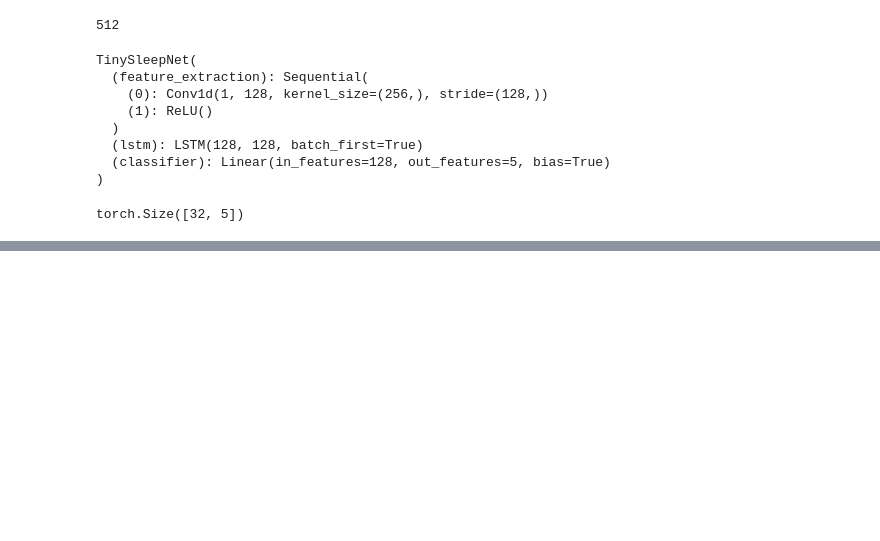
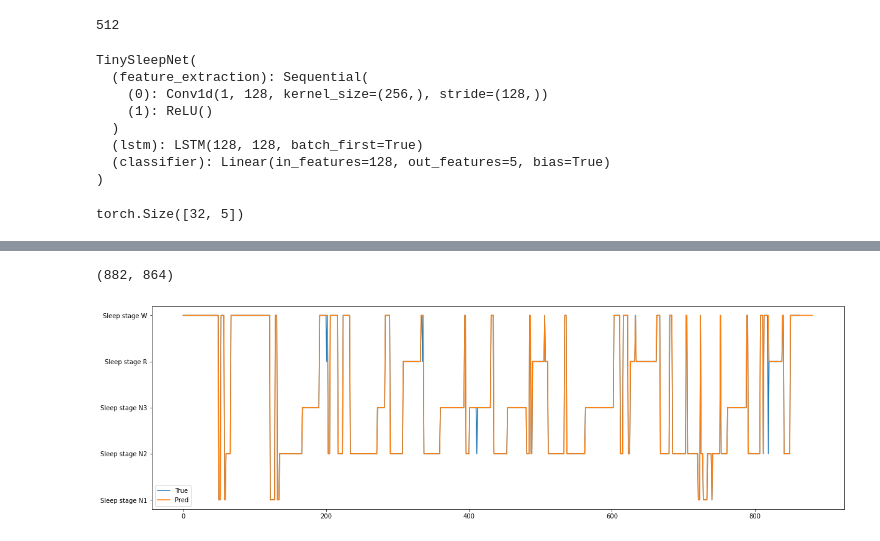
Before and after one commit to Jorgvt/SSD_IA3, a Jupyter notebook: Notebooks/Pruebas_Normalizacion_PTH.ipynb, the cells around one changed output, grey strips where cells are left out. Cells and saved outputs as stored; diff of their text form; code cells hidden in the pictures; blank space fills up the shorter version.

Commit message:
Añadido plot de labels al final por completitud.

```diff
--- a/Notebooks/Pruebas_Normalizacion_PTH.ipynb
+++ b/Notebooks/Pruebas_Normalizacion_PTH.ipynb
@@ -284,0 +285,13 @@ history_epoch.plot_history()
+# %%
+labels = [int(b.item()) for a, b in test]
+preds = []
+for X, Y in testloader:
+    X = X.to(device).float()
+    with torch.no_grad():
+        pred = model(X)
+        pred = pred.softmax(-1).argmax(-1)
+        preds.extend(pred.cpu().numpy())
+
+len(labels), len(preds)
+# %% [output]
+(882, 864)
@@ -284,0 +300,6 @@ history_epoch.plot_history()
+# %%
+plt.figure(figsize=(20,6))
+utils.plot_labels(labels, preds, test.id_to_class_dict)
+plt.show()
+# %% [output]
+[figure, added]
```
Also changed, not shown: parts of 3 cells of this notebook.
